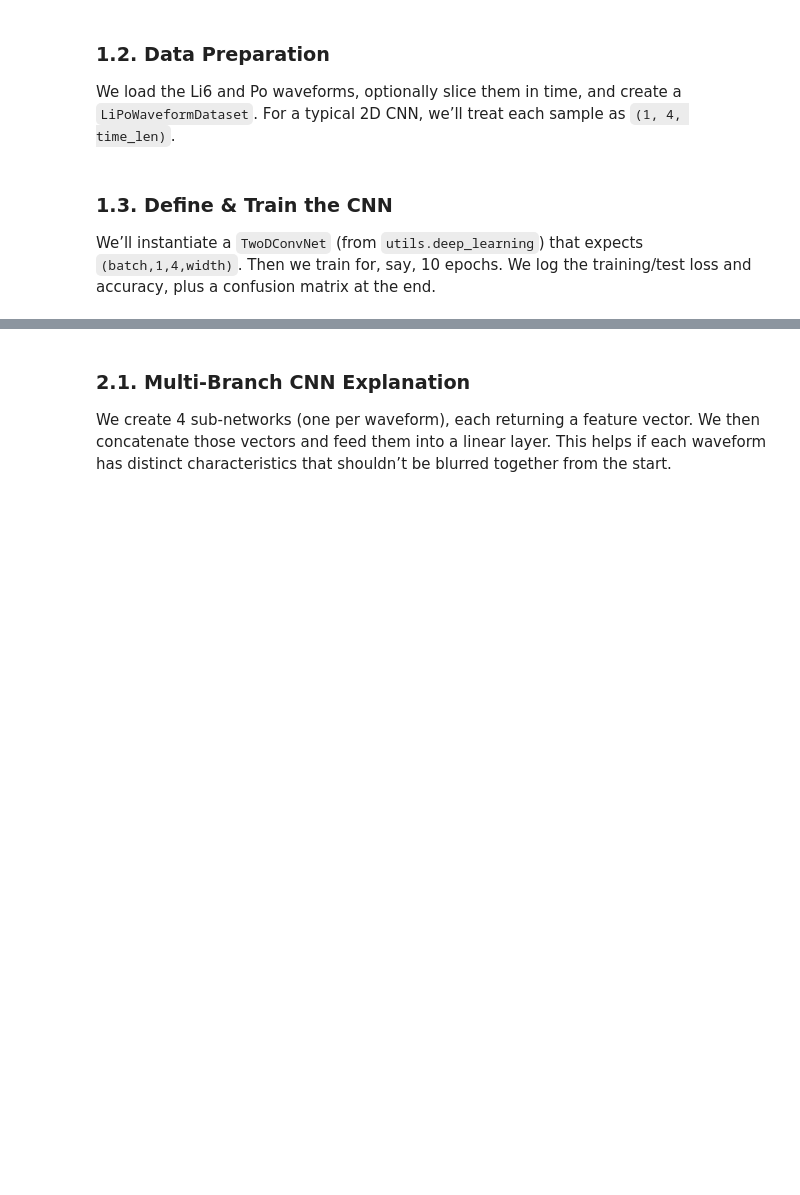
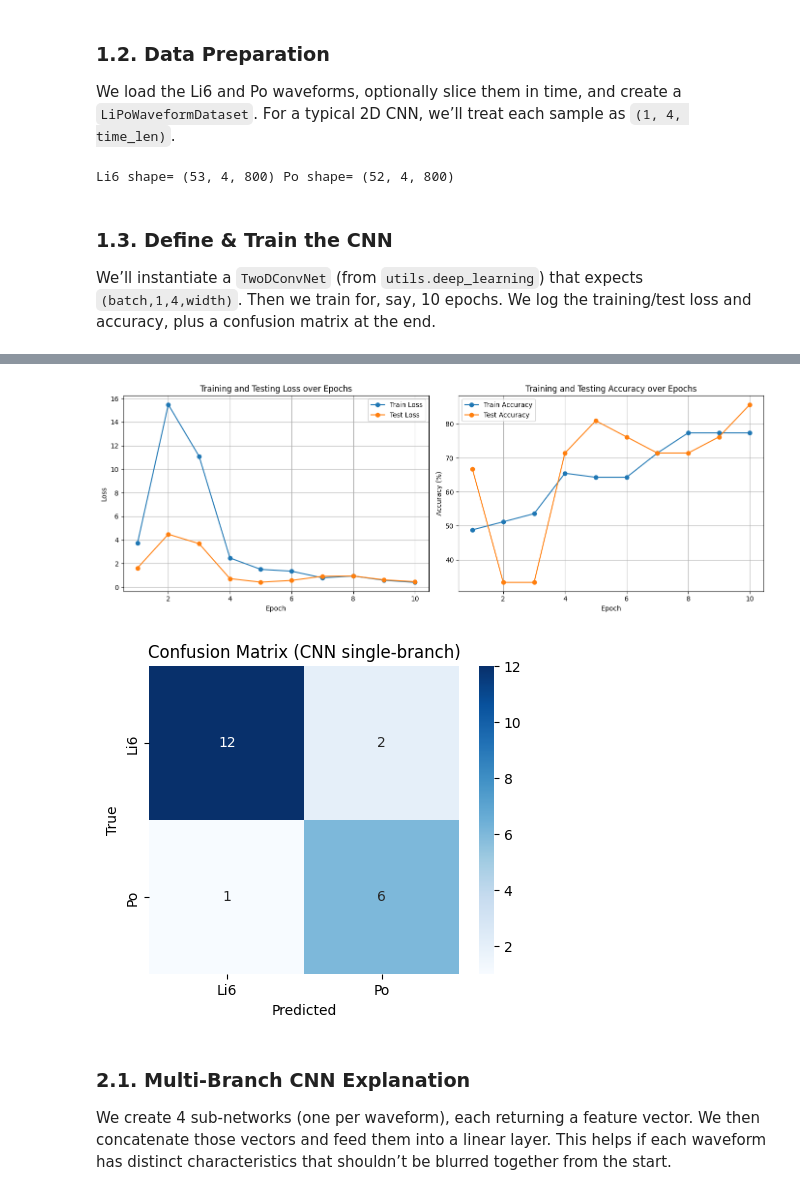
Before and after one commit to H4ppyS1syphus/Project_Master_NAC, a Jupyter notebook: ML_DEJEAN_FILLIE.ipynb, the cells around one changed output, grey strips where cells are left out. Cells and saved outputs as stored; diff of their text form; code cells hidden in the pictures; blank space fills up the shorter version.

```diff
--- a/ML_DEJEAN_FILLIE.ipynb
+++ b/ML_DEJEAN_FILLIE.ipynb
@@ -58,8 +58,8 @@ from utils.features_visualization import (
 We load the `Li6` and `Po` datasets and examine their structure.
 # %%
 # Load only 10% of the data for quick testing, the time_start and time_end can be adjusted depending on the RAM
-Li6_waveforms = load_waveforms("data/Li6.npz", key="data_array", fraction=0.5, time_start=200, time_end=2000)
-Po_waveforms = load_waveforms("data/Po.npz", key="data_array", fraction=0.5, time_start=200, time_end=2000)
+Li6_waveforms = load_waveforms("data/Li6.npz", key="data_array", fraction=0.01, time_start=200, time_end=2000)
+Po_waveforms = load_waveforms("data/Po.npz", key="data_array", fraction=0.01, time_start=200, time_end=2000)
 
 print(f"Li6 shape: {Li6_waveforms.shape}, Po shape: {Po_waveforms.shape}")
 
@@ -426,8 +426,9 @@ We load the Li6 and Po waveforms, optionally slice them in time, and create a `L
 # %%
 # CELL A2: Load & Split Data
 # --------------------------
-li6_data = load_waveforms("Li6.npz", key="data_array", fraction=1.0, time_start=0, time_end=2000)
-po_data  = load_waveforms("Po.npz",  key="data_array", fraction=1.0, time_start=0, time_end=2000)
+li6_data = load_waveforms("data/Li6.npz", key="data_array", fraction=0.001, time_start=200, time_end=1000)
+po_data  = load_waveforms("data/Po.npz",  key="data_array", fraction=0.001, time_start=200, time_end=1000)
+time_span = 800
 print("Li6 shape=", li6_data.shape, "Po shape=", po_data.shape)
 
 # Build numeric labels
@@ -437,34 +438,40 @@ po_labels  = np.ones(len(po_data),  dtype=np.int64)
 # Merge arrays & labels
 full_data   = np.concatenate([li6_data, po_data], axis=0)  # shape => (N,4,W)
 full_labels = np.concatenate([li6_labels, po_labels], axis=0)
-
-# Create dataset (ScintillationDataset or LiPoWaveformDataset) from deep_learning
-dataset = ScintillationDataset(full_data, full_labels)  # no noise or augment by default
-
-ds_size     = len(dataset)
-train_size  = int(0.8 * ds_size)
-test_size   = ds_size - train_size
-train_ds, test_ds = random_split(dataset, [train_size, test_size])
-
-train_loader = DataLoader(train_ds, batch_size=64, shuffle=True)
-test_loader  = DataLoader(test_ds, batch_size=64, shuffle=False)
+# %% [output]
+Li6 shape= (53, 4, 800) Po shape= (52, 4, 800)
+# %%
+# Create dataset (ScintillationDataset or LiPoWaveformDataset) from deep_learning
+dataset = ScintillationDataset(li6_data, po_data)
+
+ds_size     = len(dataset)
+train_size  = int(0.8 * ds_size)
+test_size   = ds_size - train_size
+train_ds, test_ds = random_split(dataset, [train_size, test_size])
+
+train_loader = DataLoader(train_ds, batch_size=64, shuffle=True)
+test_loader  = DataLoader(test_ds, batch_size=64, shuffle=False)
 # %% [markdown]
 ### 1.3. Define & Train the CNN
 
 We’ll instantiate a `TwoDConvNet` (from `utils.deep_learning`) that expects `(batch,1,4,width)`. Then we train for, say, 10 epochs. We log the training/test loss and accuracy, plus a confusion matrix at the end.
 # %%
-# CELL A3: CNN Training
-# ---------------------
-model = TwoDConvNet(num_classes=2, height=4, width=2000)  # from deep_learning.py
+model = TwoDConvNet(num_classes=2, width=time_span)
 model = model.to(device)
 
 optimizer = torch.optim.Adam(model.parameters(), lr=1e-3)
 criterion = nn.CrossEntropyLoss()
 
 epochs = 10
+import matplotlib.pyplot as plt
+import seaborn as sns
+from sklearn.metrics import confusion_matrix
+
+# Initialize lists to store metrics
 train_losses, train_accs = [], []
 test_losses,  test_accs  = [], []
 
+# Training loop
 for epoch in range(1, epochs + 1):
     train_loss, train_acc = train_one_epoch(model, train_loader, optimizer, criterion, device)
     test_loss, test_acc, preds, labels = evaluate(model, test_loader, criterion, device)
@@ -477,8 +484,33 @@ for epoch in range(1, epochs + 1):
     print(f"[Epoch {epoch}] Train Loss={train_loss:.4f}, Acc={train_acc:.2f}% | "
           f"Test Loss={test_loss:.4f}, Acc={test_acc:.2f}%")
 
-# Final confusion matrix
-from sklearn.metrics import confusion_matrix
+# Plotting Loss and Accuracy
+plt.figure(figsize=(14, 5))
+
+# Loss subplot
+plt.subplot(1, 2, 1)
+plt.plot(range(1, epochs + 1), train_losses, label='Train Loss', marker='o')
+plt.plot(range(1, epochs + 1), test_losses, label='Test Loss', marker='o')
+plt.xlabel('Epoch')
+plt.ylabel('Loss')
+plt.title('Training and Testing Loss over Epochs')
+plt.legend()
+plt.grid(True)
+
+# Accuracy subplot
+plt.subplot(1, 2, 2)
+plt.plot(range(1, epochs + 1), train_accs, label='Train Accuracy', marker='o')
+plt.plot(range(1, epochs + 1), test_accs, label='Test Accuracy', marker='o')
+plt.xlabel('Epoch')
+plt.ylabel('Accuracy (%)')
+plt.title('Training and Testing Accuracy over Epochs')
+plt.legend()
+plt.grid(True)
+
+plt.tight_layout()
+plt.show()
+
+# Final Confusion Matrix
 cm = confusion_matrix(labels, preds)
 plt.figure(figsize=(5,4))
 sns.heatmap(cm, annot=True, fmt="d", cmap="Blues", xticklabels=["Li6","Po"], yticklabels=["Li6","Po"])
@@ -486,3 +518,4 @@ plt.title("Confusion Matrix (CNN single-branch)")
 plt.xlabel("Predicted")
 plt.ylabel("True")
 plt.show()
+# %% [output]
@@ -489,3 +532,5 @@ plt.show()
+[figure, added]
+[figure, added]
 # %% [markdown]
 ### 2.1. Multi‐Branch CNN Explanation
 
```
Also changed, not shown: parts of 8 cells of this notebook, 2 other files.
